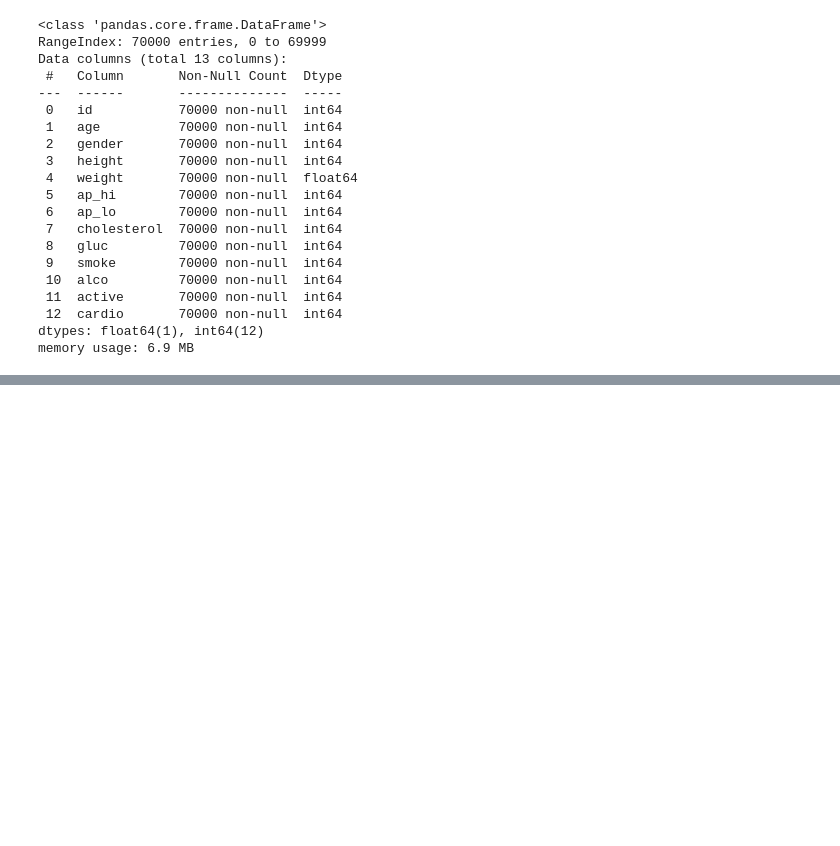
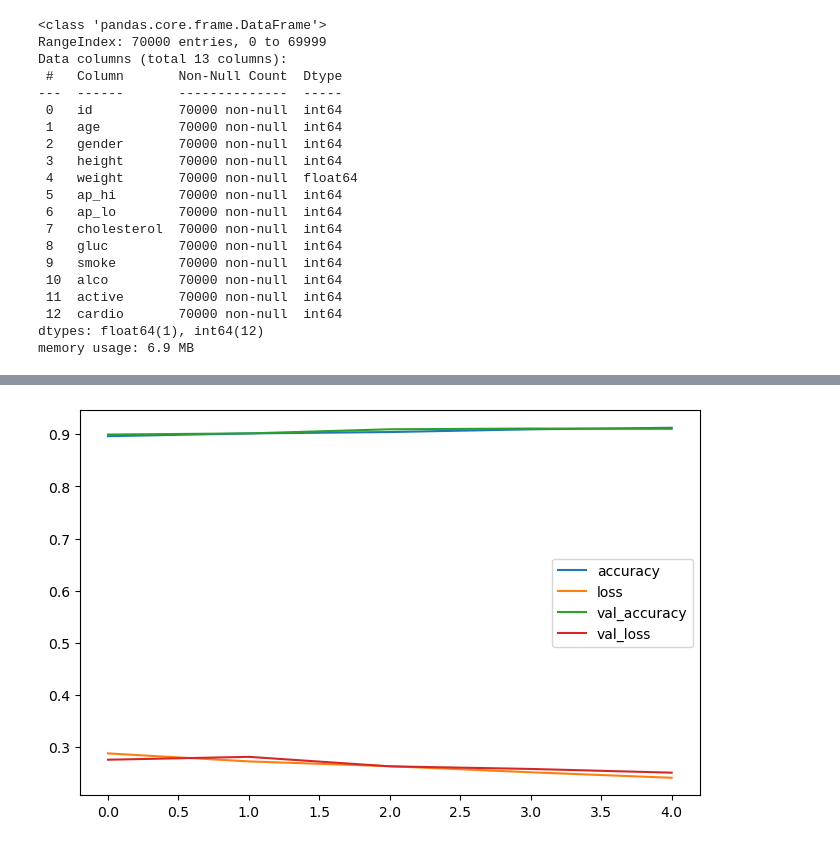
Before and after one commit to sinahyousefi/Titanic---project, a Jupyter notebook: fashionMINST.ipynb, the cells around one changed output, grey strips where cells are left out. Saved outputs shown, nothing was run; the diff lists cells and outputs as text; code cells hidden in the pictures; blank space fills up the shorter version.

```diff
--- a/fashionMINST.ipynb
+++ b/fashionMINST.ipynb
@@ -372,6 +159,0 @@ test_ds = test_ds.batch(128).cache().prefetch(tf.data.AUTOTUNE)
-# %%
-model = tf.keras.models.Sequential([
-    tf.keras.layers.Flatten(input_shape=(28,28)),
-    tf.keras.layers.Dense(128,activation='relu'),
-    tf.keras.layers.Dense(10,activation='softmax')
-])
@@ -394,12 +159,0 @@ Model: "sequential_2"
-# %%
-model.compile(
-    optimizer = tf.keras.optimizers.Adam(0.001),
-    loss = tf.keras.losses.SparseCategoricalCrossentropy(from_logits=True),
-    metrics = [tf.keras.metrics.SparseCategoricalAccuracy()]
-)
-# %%
-model.fit(
-    train_ds,
-    epochs = 10,
-    validation_data = test_ds
-    )
@@ -470,0 +160,2 @@ weighted avg       0.98      0.98      0.98     10000
+# %%
+result = model.fit(x_train,y_train_ohe, epochs=5, validation_data=(x_test,y_test_ohe), batch_size=300)
@@ -470,0 +173,8 @@ weighted avg       0.98      0.98      0.98     10000
+# %%
+import pandas as pd
+import matplotlib.pyplot as plt
+
+pd.DataFrame(result.history).plot(figsize=(8,5))
+plt.show()
+# %% [output]
+[figure, added]
```
Also changed, not shown: parts of 50 cells of this notebook, 1 other file.
